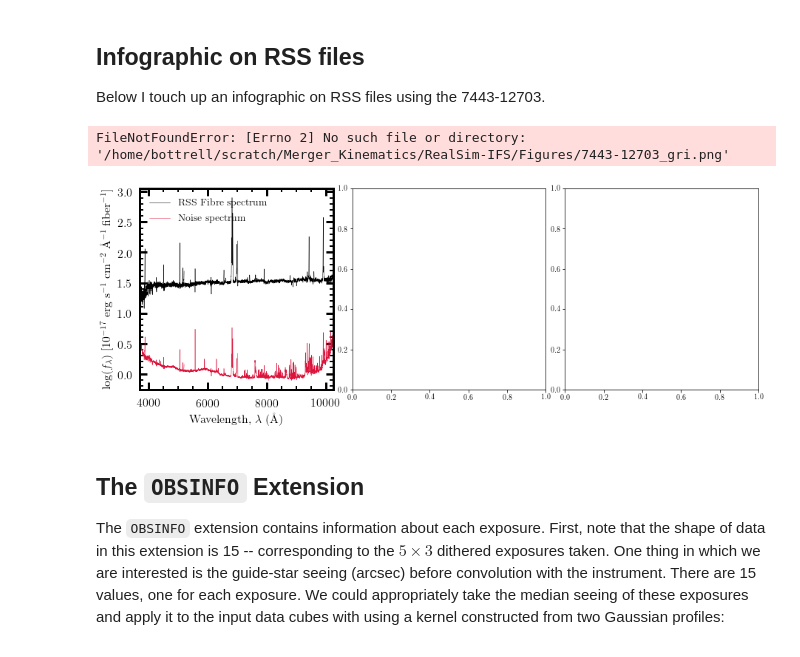
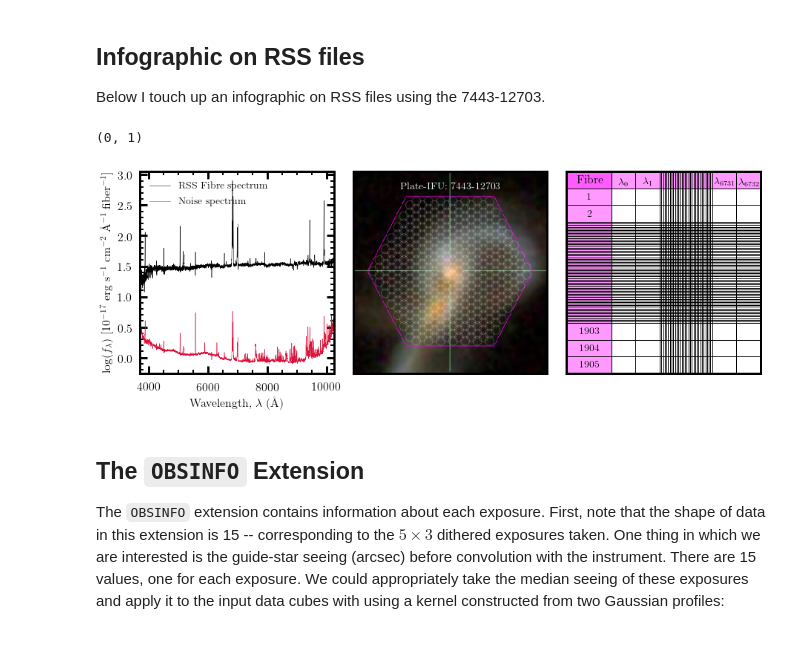
Before and after one commit to cbottrell/RealSim-IFS, a Jupyter notebook: MaNGA_RSS_File_test.ipynb, the cells around one changed output. Cells and saved outputs as stored; diff of their text form; code cells hidden in the pictures.

```diff
--- a/MaNGA_RSS_File_test.ipynb
+++ b/MaNGA_RSS_File_test.ipynb
@@ -148,7 +150,7 @@ ax.set_xlim(3700,10250)
 
 ax = axarr[1]
 
-griimage_name = '/home/bottrell/scratch/Merger_Kinematics/RealSim-IFS/Figures/7443-12703_gri.png'
+griimage_name = '../Figures/7443-12703_gri.png'
 img = copy(mpimg.imread(griimage_name))
 ax.imshow(img,aspect='auto')
 ax.tick_params(axis='both',which='major',right=0,top=0,bottom=0,left=0,labelbottom=False,labelleft=False)
@@ -188,35 +190,35 @@ for i in range(4):
 for i in range(4):
     ax.axhline(1-i/12,lw=1,c='black')
     if i>0 and i<3:
         ax.text(0.12,1-(i/12+1/24),i,ha='center',va='center',fontsize=14)
 
 for i in np.linspace(3/12,1-3/12,64):
     ax.axhline(i,lw=1,c='black')
 
 ax.text(0.05,1-1/24,"Fibre",ha='left',va='center',fontsize=16)
 
 for i,x in enumerate(np.linspace(0.23,0.48,3)):
     ax.axvline(x,lw=1,c='black')
     if i<2:
         ax.text(x+2/32,1-2/36,"$\lambda_{{{}}}$".format(i),fontsize=14,ha='center',va='center')
 
 for i,x in enumerate(np.linspace(0.48,1-0.25,32)):
     ax.axvline(x,lw=1,c='black')
 
 for i,x in enumerate(np.linspace(1-0.25,1,3)):
     ax.axvline(x,lw=1,c='black')
     if i<2:
         ax.text(x+2/32,1-2/36,"$\lambda_{{{}}}$".format(6731+i),fontsize=14,ha='center',va='center')
 
 ax.fill_betweenx([0,1],x1=0,x2=0.23,color='magenta',alpha=0.4)
 ax.fill_between([0,1],y1=1-1/12,y2=1,color='magenta',alpha=0.4)
 ax.set_xlim(0,1)
 ax.set_ylim(0,1)
 
 #fig.savefig('/home/bottrell/scratch/Merger_Kinematics/RealSim-IFS/Figures/RSS_File_Demo.pdf',bbox_inches='tight')
 # %% [output]
-FileNotFoundError: [Errno 2] No such file or directory: '/home/bottrell/scratch/Merger_Kinematics/RealSim-IFS/Figures/7443-12703_gri.png'
+(0, 1)
-[figure, old version]
+[figure, new version]
 # %% [markdown]
 ## The `OBSINFO` Extension
 
```
Also changed, not shown: parts of 14 cells of this notebook, 1 other file.
